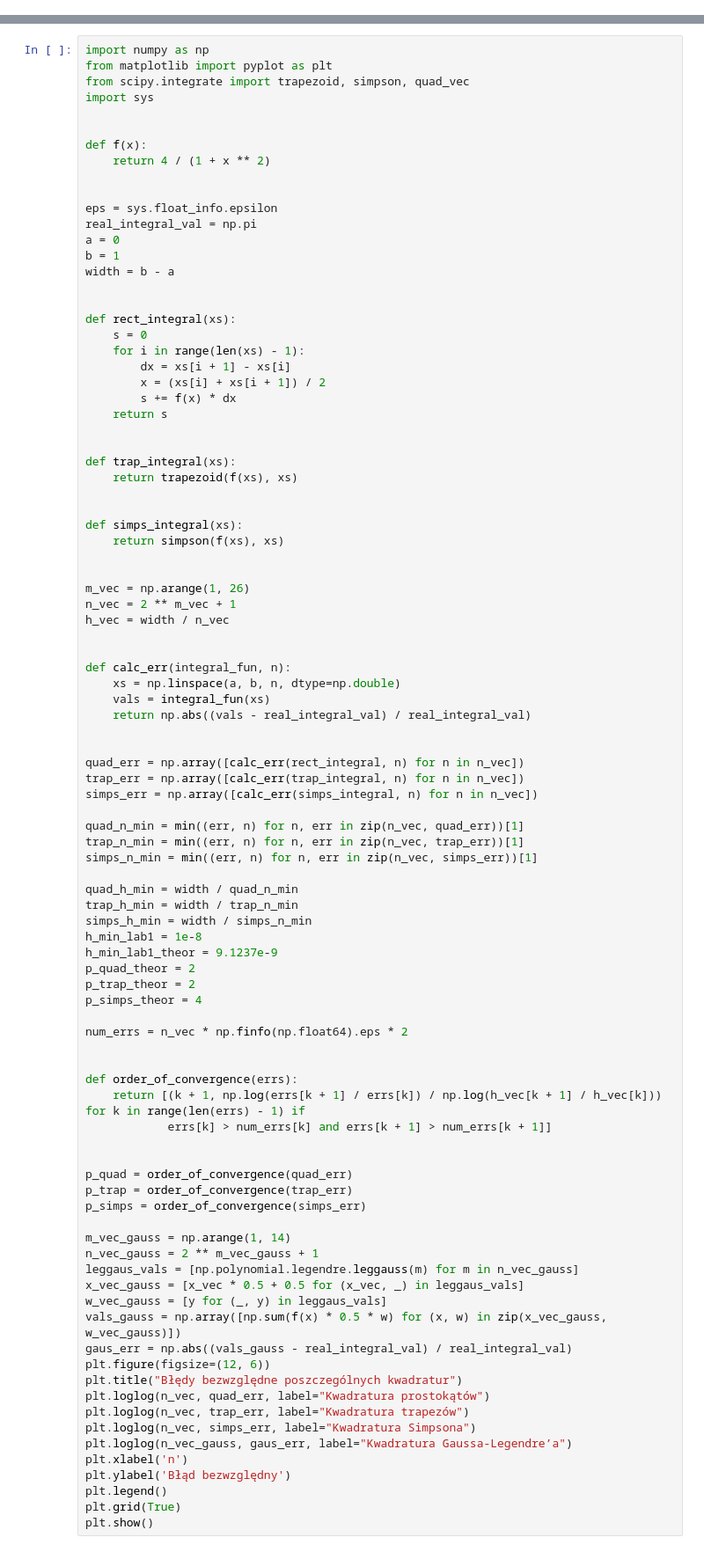
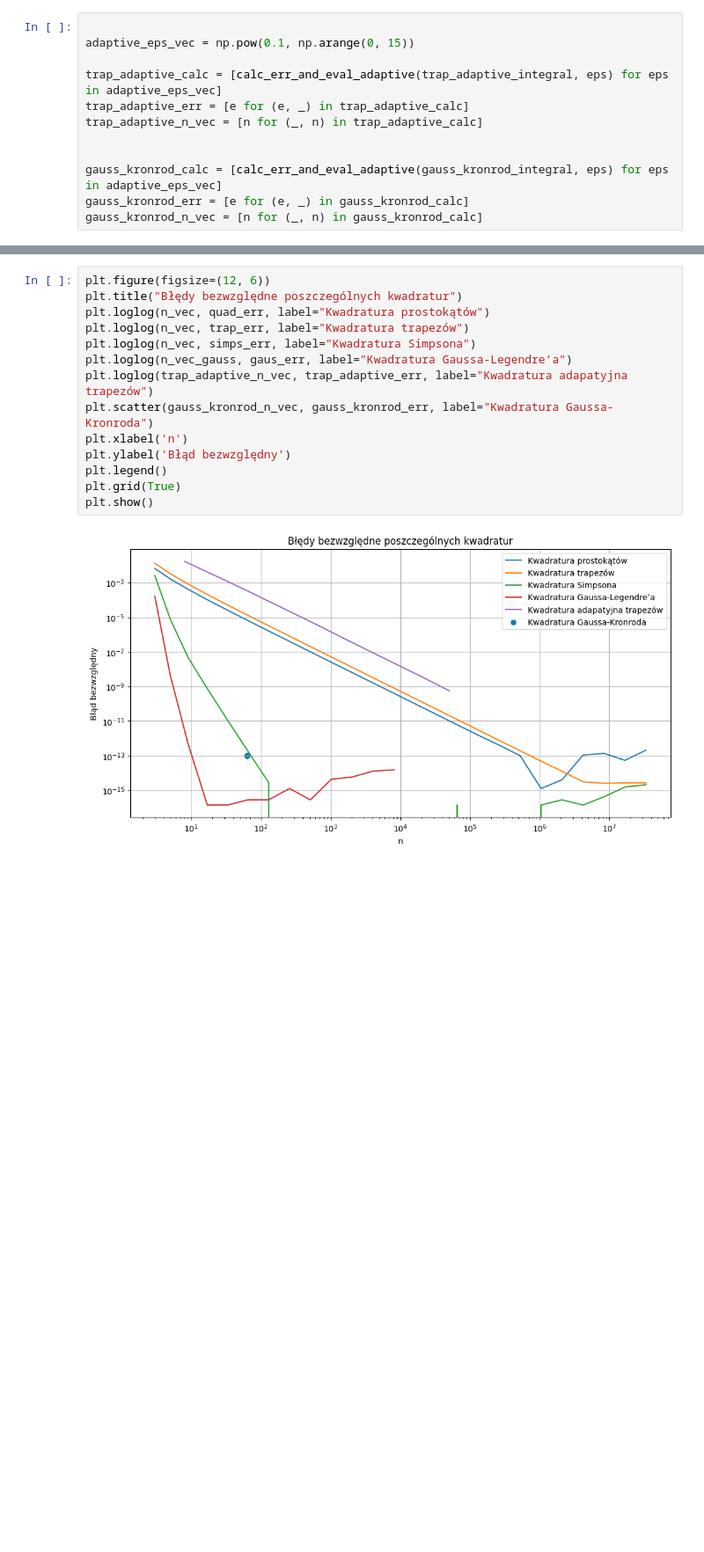
Before and after one commit to lythx/MOWNIT, a Jupyter notebook: lab7/zad1.ipynb, the cells around one changed output, grey strips where cells are left out. Shown at 88% size. Saved outputs shown, nothing was run; the diff lists cells and outputs as text; blank space fills up the shorter version.

```diff
--- a/lab7/zad1.ipynb
+++ b/lab7/zad1.ipynb
@@ -0,0 +62,12 @@
+# %%
+
+adaptive_eps_vec = np.pow(0.1, np.arange(0, 15))
+
+trap_adaptive_calc = [calc_err_and_eval_adaptive(trap_adaptive_integral, eps) for eps in adaptive_eps_vec]
+trap_adaptive_err = [e for (e, _) in trap_adaptive_calc]
+trap_adaptive_n_vec = [n for (_, n) in trap_adaptive_calc]
+
+
+gauss_kronrod_calc = [calc_err_and_eval_adaptive(gauss_kronrod_integral, eps) for eps in adaptive_eps_vec]
+gauss_kronrod_err = [e for (e, _) in gauss_kronrod_calc]
+gauss_kronrod_n_vec = [n for (_, n) in gauss_kronrod_calc]
@@ -1,93 +82,16 @@
 # %%
-import numpy as np
-from matplotlib import pyplot as plt
-from scipy.integrate import trapezoid, simpson, quad_vec
-import sys
-
-
-def f(x):
-    return 4 / (1 + x ** 2)
-
-
-eps = sys.float_info.epsilon
-real_integral_val = np.pi
-a = 0
-b = 1
-width = b - a
-
-
-def rect_integral(xs):
-    s = 0
-    for i in range(len(xs) - 1):
-        dx = xs[i + 1] - xs[i]
-        x = (xs[i] + xs[i + 1]) / 2
-        s += f(x) * dx
-    return s
-
-
-def trap_integral(xs):
-    return trapezoid(f(xs), xs)
-
-
-def simps_integral(xs):
-    return simpson(f(xs), xs)
-
-
-m_vec = np.arange(1, 26)
-n_vec = 2 ** m_vec + 1
-h_vec = width / n_vec
-
-
-def calc_err(integral_fun, n):
-    xs = np.linspace(a, b, n, dtype=np.double)
-    vals = integral_fun(xs)
-    return np.abs((vals - real_integral_val) / real_integral_val)
-
-
-quad_err = np.array([calc_err(rect_integral, n) for n in n_vec])
-trap_err = np.array([calc_err(trap_integral, n) for n in n_vec])
-simps_err = np.array([calc_err(simps_integral, n) for n in n_vec])
-
-quad_n_min = min((err, n) for n, err in zip(n_vec, quad_err))[1]
-trap_n_min = min((err, n) for n, err in zip(n_vec, trap_err))[1]
-simps_n_min = min((err, n) for n, err in zip(n_vec, simps_err))[1]
-
-quad_h_min = width / quad_n_min
-trap_h_min = width / trap_n_min
-simps_h_min = width / simps_n_min
-h_min_lab1 = 1e-8
-h_min_lab1_theor = 9.1237e-9
-p_quad_theor = 2
-p_trap_theor = 2
-p_simps_theor = 4
-
-num_errs = n_vec * np.finfo(np.float64).eps * 2
-
-
-def order_of_convergence(errs):
-    return [(k + 1, np.log(errs[k + 1] / errs[k]) / np.log(h_vec[k + 1] / h_vec[k])) for k in range(len(errs) - 1) if
-            errs[k] > num_errs[k] and errs[k + 1] > num_errs[k + 1]]
-
-
-p_quad = order_of_convergence(quad_err)
-p_trap = order_of_convergence(trap_err)
-p_simps = order_of_convergence(simps_err)
-
-m_vec_gauss = np.arange(1, 14)
-n_vec_gauss = 2 ** m_vec_gauss + 1
-leggaus_vals = [np.polynomial.legendre.leggauss(m) for m in n_vec_gauss]
-x_vec_gauss = [x_vec * 0.5 + 0.5 for (x_vec, _) in leggaus_vals]
-w_vec_gauss = [y for (_, y) in leggaus_vals]
-vals_gauss = np.array([np.sum(f(x) * 0.5 * w) for (x, w) in zip(x_vec_gauss, w_vec_gauss)])
-gaus_err = np.abs((vals_gauss - real_integral_val) / real_integral_val)
 plt.figure(figsize=(12, 6))
 plt.title("Błędy bezwzględne poszczególnych kwadratur")
 plt.loglog(n_vec, quad_err, label="Kwadratura prostokątów")
 plt.loglog(n_vec, trap_err, label="Kwadratura trapezów")
 plt.loglog(n_vec, simps_err, label="Kwadratura Simpsona")
 plt.loglog(n_vec_gauss, gaus_err, label="Kwadratura Gaussa-Legendre’a")
+plt.loglog(trap_adaptive_n_vec, trap_adaptive_err, label="Kwadratura adapatyjna trapezów")
+plt.scatter(gauss_kronrod_n_vec, gauss_kronrod_err, label="Kwadratura Gaussa-Kronroda")
 plt.xlabel('n')
 plt.ylabel('Błąd bezwzględny')
 plt.legend()
 plt.grid(True)
 plt.show()
+# %% [output]
+[figure, added]
```
Also changed, not shown: parts of 5 cells of this notebook, 1 other file.
